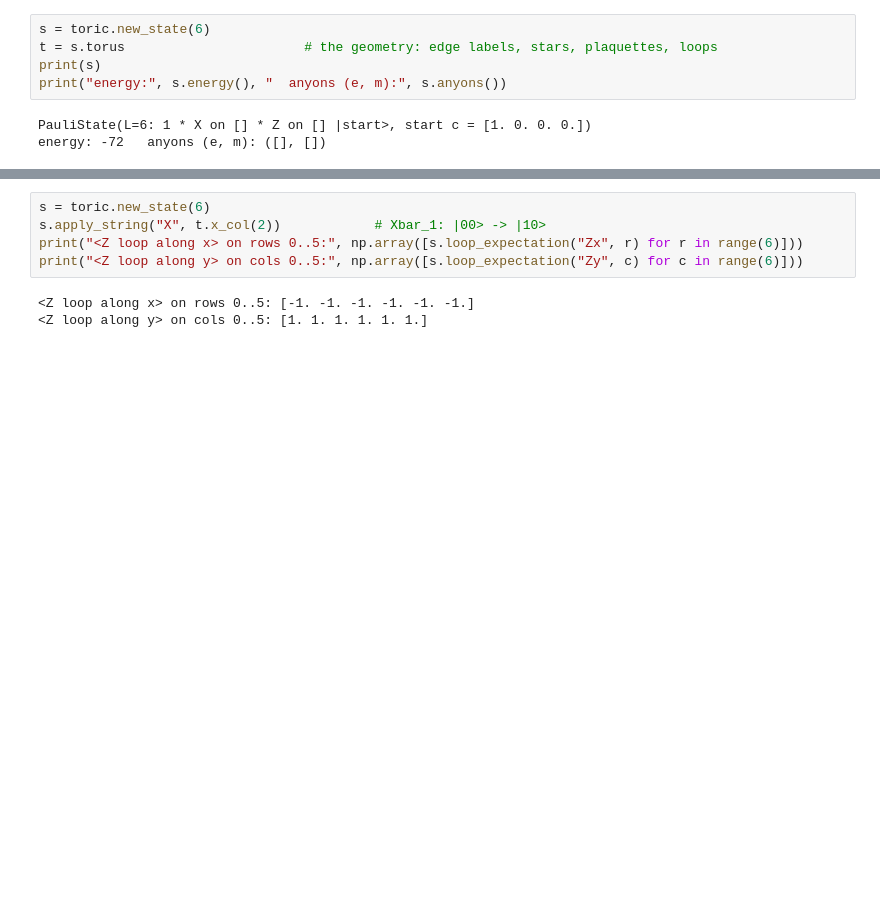
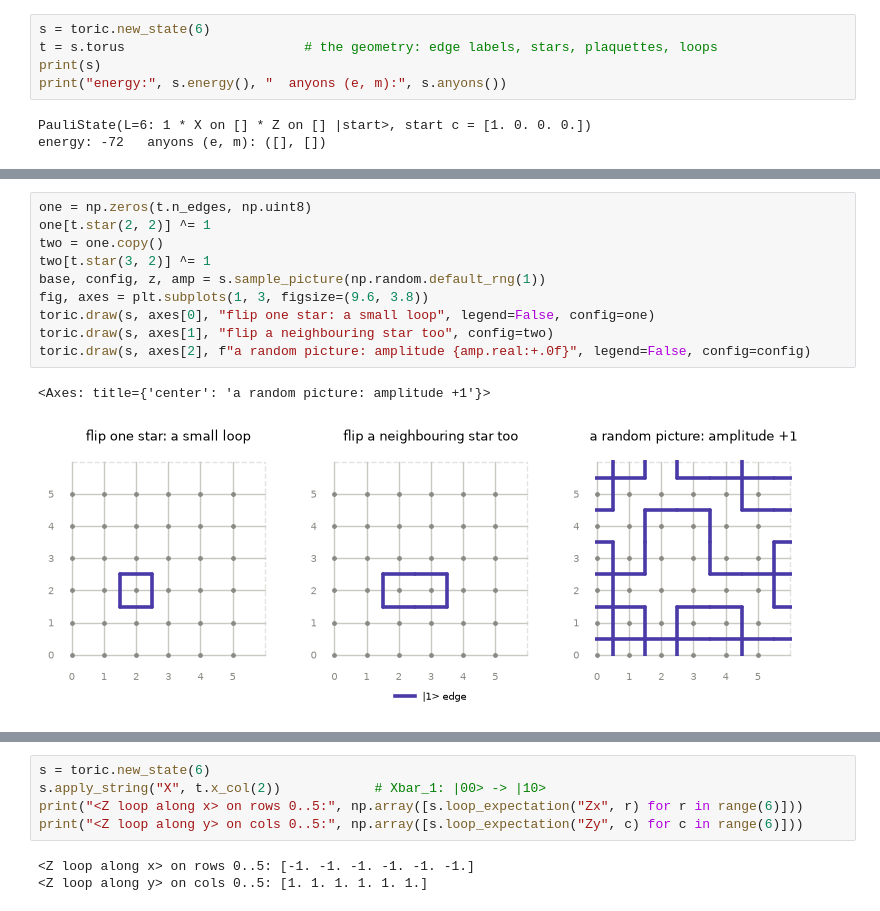
Before and after one commit to liukeLyu/toric-code-playground, a Jupyter notebook: examples/tour.ipynb, the cells around one changed output, grey strips where cells are left out. Drawn from its saved outputs; the diff is of its cells as text; blank space fills up the shorter version.

Commit message:
Notebooks: diagrams and the loop soup in the tour

```diff
--- a/examples/tour.ipynb
+++ b/examples/tour.ipynb
@@ -43,0 +52,13 @@ energy: -72   anyons (e, m): ([], [])
+# %%
+one = np.zeros(t.n_edges, np.uint8)
+one[t.star(2, 2)] ^= 1
+two = one.copy()
+two[t.star(3, 2)] ^= 1
+base, config, z, amp = s.sample_picture(np.random.default_rng(1))
+fig, axes = plt.subplots(1, 3, figsize=(9.6, 3.8))
+toric.draw(s, axes[0], "flip one star: a small loop", legend=False, config=one)
+toric.draw(s, axes[1], "flip a neighbouring star too", config=two)
+toric.draw(s, axes[2], f"a random picture: amplitude {amp.real:+.0f}", legend=False, config=config)
+# %% [output]
+<Axes: title={'center': 'a random picture: amplitude +1'}>
+[figure, added]
```
Also changed, not shown: parts of 21 cells of this notebook.
